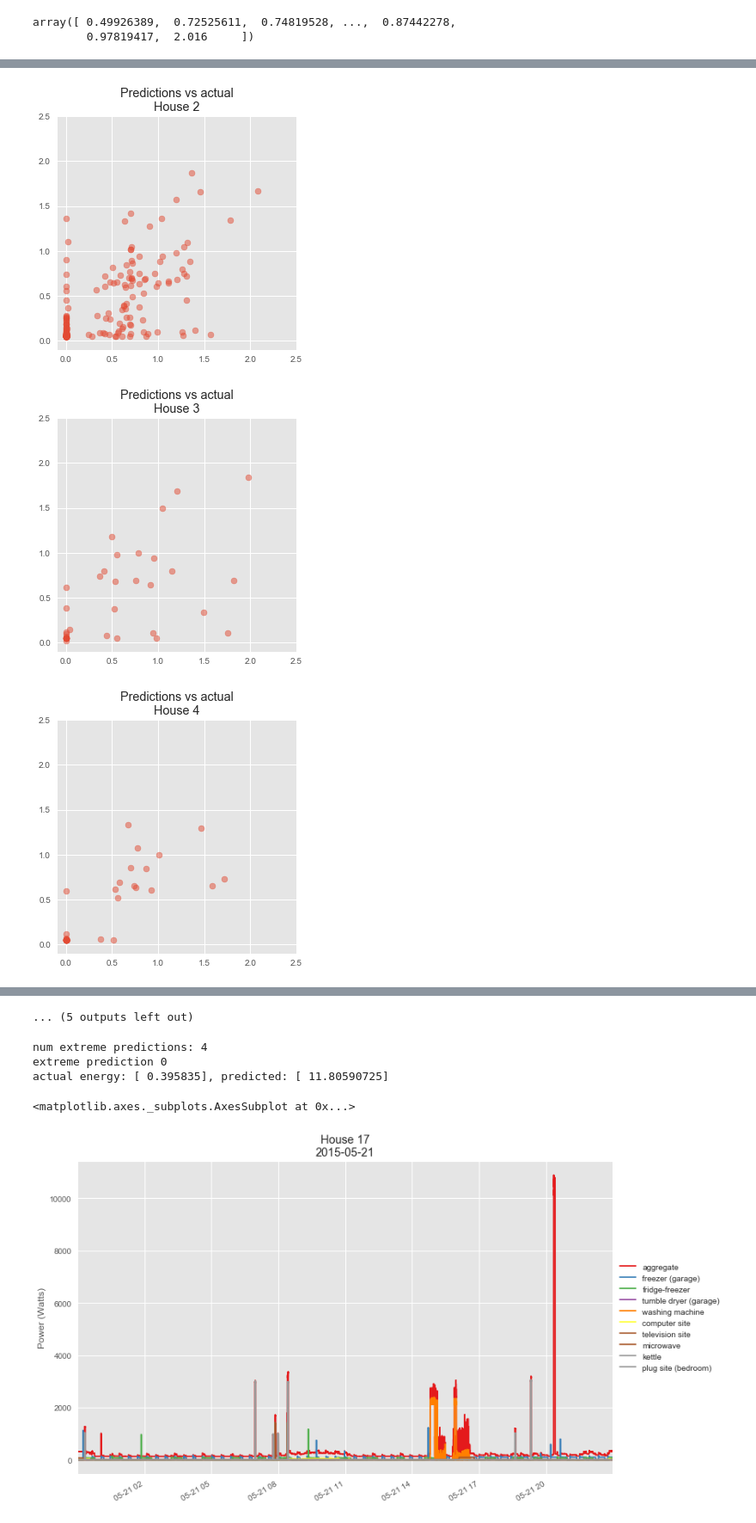
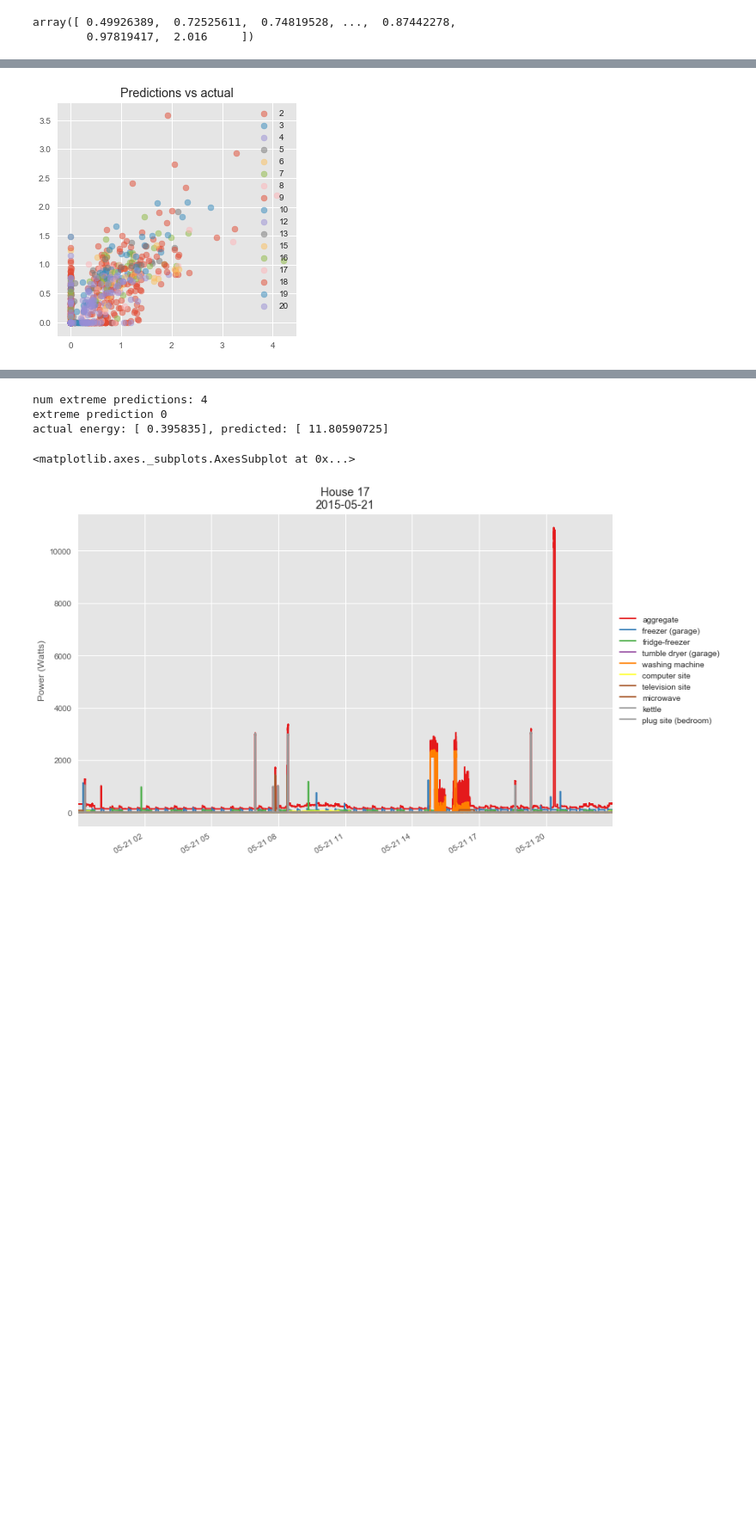
Before and after one commit to sipolac/thesis, a Jupyter notebook: py/build_models.ipynb, the cells around one changed output, grey strips where cells are left out. Shown at 86% size. Saved outputs shown, nothing was run; the diff lists cells and outputs as text; code cells hidden in the pictures; blank space fills up the shorter version.

```diff
--- a/py/build_models.ipynb
+++ b/py/build_models.ipynb
@@ -275,6 +292,7 @@ scaling real and synthetic data jointly...
 # %%
 # plot_model(model)  # https://keras.io/visualization/
 # %%
-today_str = str(date.today())
+# model_set_name = str(date.today())
+modeling_group_name = 'after_data_clean_for_real'
 # %%
 continue_from_last_run = True
@@ -373,6 +409,16 @@ today_str = str(date.today())
 # %%
-dir_models_set = os.path.join(dir_models, today_str, app_names_to_filename(app_names))
-print dir_models_set
+modeling_group_name = 'after_data_clean'
+target_type = 'energy'
+app_names = ['washing machine']
+# app_names = list(APP_NAMES)
+
+Y_idx = Y_energy_idx if target_type=='energy' else Y_activation_idx
+
+app_idx = []
+for app_name in app_names:
+    app_idx.append(APP_NAMES.index(app_name))
+
+dir_models_set = os.path.join(dir_models, modeling_group_name, target_type, app_names_to_filename(app_names))
 model_files = get_model_files(dir_models_set)
 
 history_all = []
@@ -439,14 +470,17 @@ model = load_model(os.path.join(dir_models_set, 'model_6', 'weights.hdf5'))
 # %%
-model = load_model('/Users/sipola/Google Drive/education/coursework/graduate/edinburgh/dissertation/thesis/data/models/2017-06-28/fridge/model_11/weights.hdf5')
+# Load best model
+best_model_name = hist_and_params.loc[hist_and_params['loss']==hist_and_params['loss'].min()].index.values[0]
+model = load_model(os.path.join(dir_models_set, best_model_name, 'weights.hdf5'))
+# model = load_model('/Users/sipola/Google Drive/education/coursework/graduate/edinburgh/dissertation/thesis/data/models/2017-06-28/fridge/model_11/weights.hdf5')
 # %%
 val_data[Y_idx][:,app_idx2]
 # %% [output]
 array([ 0.49926389,  0.72525611,  0.74819528, ...,  0.87442278,
         0.97819417,  2.016     ])
 # %%
-app_idx2 = 2
+# app_idx2 = 2
 # app_idx2 = list(app_idx)
-y_val = val_data[Y_idx][:,app_idx2]
+y_val = val_data[Y_idx][:,app_idx]
 y_hat = model.predict(reshape_as_tensor(val_data[X_idx]))[:,0]
 if all(y_hat[0] == y_hat):
     print 'all predicted values are the same!'
@@ -483,39 +517,38 @@ plt.show()
 
 x_house_val = val_data[x_house_idx]
 
-plot_together = False
+plot_together = True
 figsize = (5,5)
 plt_title = 'Predictions vs actual'
 if plot_together:
     fig = plt.figure(figsize=figsize)
     ax = fig.add_subplot(111, title=plt_title)
 # ax.set_color_cycle([colormap(i) for i in np.linspace(0, 1, len(app_names))])
 for house_id in list(set(x_house_val)):
     if not plot_together:
         fig = plt.figure(figsize=figsize)
         ax = fig.add_subplot(111, title=plt_title + '\nHouse {}'.format(house_id))
         ax.set_ylim(-0.1,2.5)
         ax.set_xlim(-0.1,2.5)
     y_hat_house = y_hat[x_house_val==house_id]
     y_val_house = y_val[x_house_val==house_id]
     ax.scatter(y_val_house, y_hat_house, alpha=0.5, label=house_id)
 # plt.show()
 # ax.set_ylim(0,2.5)
 # ax.set_xlim(0,2.5)
-ax.legend()
+if plot_together:
+    ax.legend()
 plt.show()
 # print min(y_hat)
 
 
 # i = 3
 # y, y_hat = Y[:,i], Y_hat[:,i]
 # fig = plt.figure()
 # ax = fig.add_subplot(111, title='Test scatter')
 # ax.scatter(y_hat, y, color='black', alpha=0.5)
 # ax.set_ylim(0,5)
 # ax.set_xlim(0,5)
 # # print min(y_hat)
 # %% [output]
-[figure, old version]
+[figure, new version]
-[figure, removed]
-[figure, removed]
@@ -531,4 +555,3 @@ plt.show()
-... (5 outputs left out)
 # %%
 # Check where targets were normal but predictions were extreme.
 extreme_y_hat_cutoff = 10
```
Also changed, not shown: parts of 21 cells of this notebook, 3 other files.
